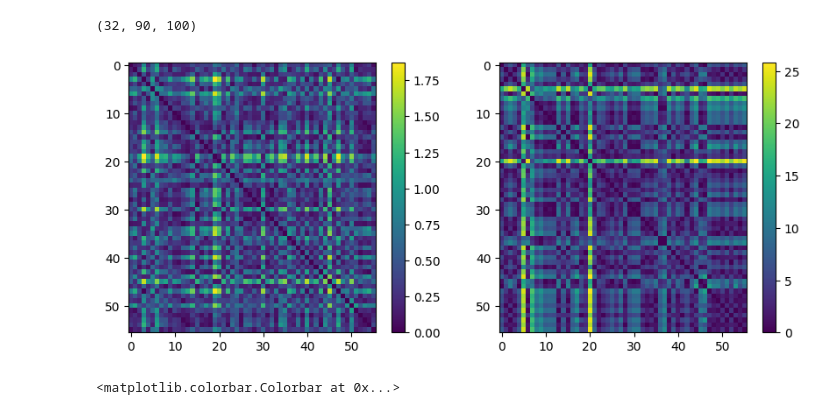
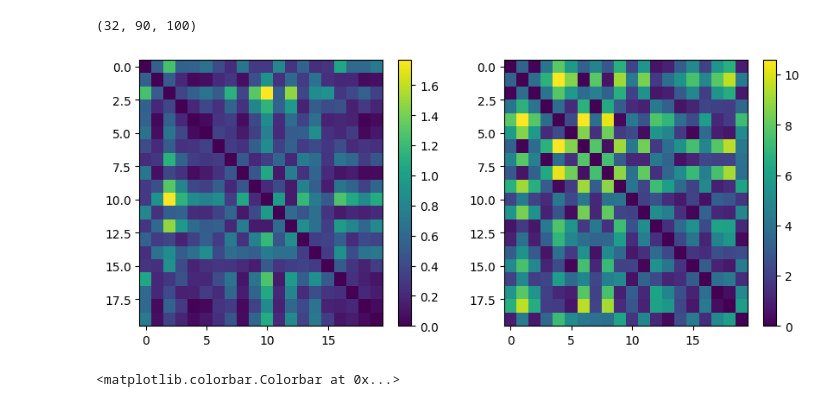
Before and after one commit to brunaafl/ShapeMetrics, a Jupyter notebook: ibl_analyses/notebooks/shape_metrics_figure.ipynb, the cells around one changed output. Drawn from its saved outputs; the diff is of its cells as text; code cells hidden in the pictures.

```diff
--- a/ibl_analyses/notebooks/shape_metrics_figure.ipynb
+++ b/ibl_analyses/notebooks/shape_metrics_figure.ipynb
@@ -543,16 +543,16 @@ all_dist_cc = np.array(all_dist_cc)
 all_zscores = np.array(all_zscores)
 # %%
 fig, axes = plt.subplots(1,2, figsize=(10,4))
-idx = 0
+idx = 1
 axes[0].imshow(all_dist_cc[idx], aspect='auto')
 fig.colorbar(axes[0].images[0], ax=axes[0])
 
 axes[1].imshow(all_dist_neural[idx], aspect='auto')
 fig.colorbar(axes[1].images[0], ax=axes[1])
 
 plt.show()
 # %% [output]
-[figure, old version]
+[figure, new version]
 # %%
 plt.imshow(all_dist_neural[2],  aspect='auto')
 plt.colorbar()
```
Also changed, not shown: parts of 1 cell of this notebook, 2 other files.
